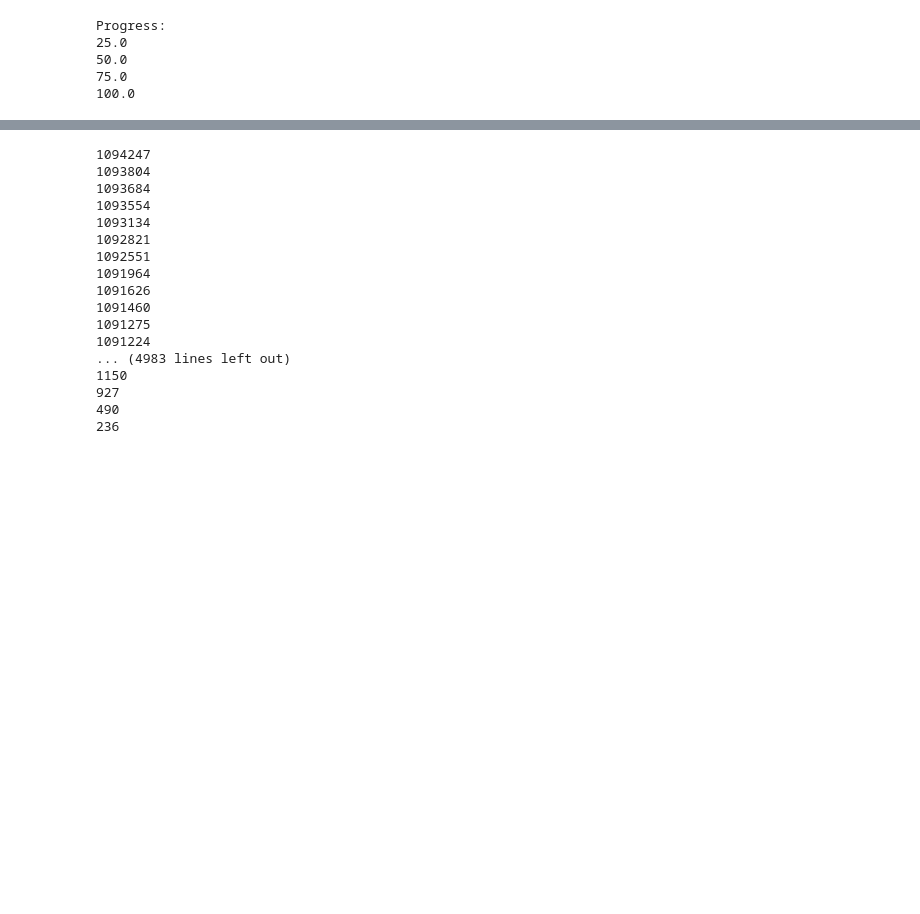
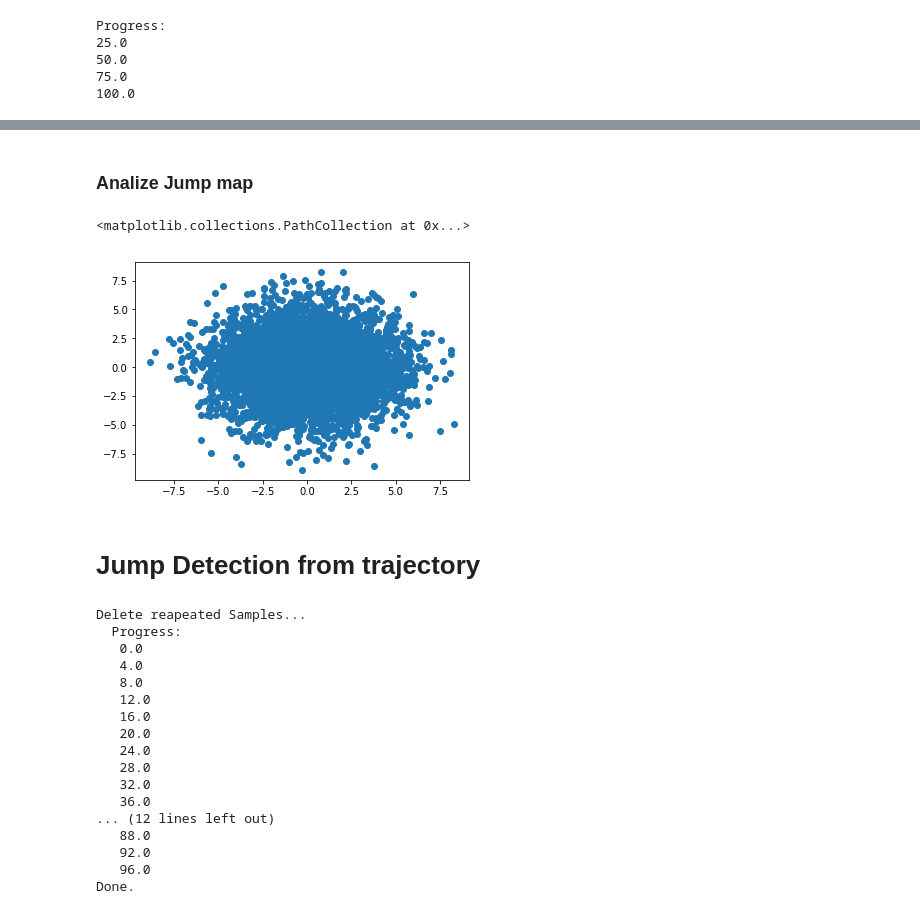
Before and after one commit to massastrello/PDMP-ID, a Jupyter notebook: pyPDMP/notebooks/HSIS-ID.ipynb, the cells around one changed output, grey strips where cells are left out. Drawn from its saved outputs; the diff is of its cells as text; code cells hidden in the pictures; blank space fills up the shorter version.

```diff
--- a/pyPDMP/notebooks/HSIS-ID.ipynb
+++ b/pyPDMP/notebooks/HSIS-ID.ipynb
@@ -223,30 +284,46 @@ array([[ 1.51408919, -1.20291577,  0.00608943],
+# %% [markdown]
+### Analize Jump map
+# %%
+Xupdate = Xreset - Xevent[:,:2]
+
+plt.figure()
+plt.scatter(Xupdate[:,0],Xupdate[:,1])
+# %% [output]
+<matplotlib.collections.PathCollection at 0x...>
+[figure, added]
+# %% [markdown]
+# Jump Detection from trajectory
 # %%
 DXtot = [0]
 i = len(Xtot)-1
+print('Delete reapeated Samples...')
+print('  Progress:')
 while i>0:
     if Ttot[i]-Ttot[i-1] == 0:
         Ttot_r = np.delete(Ttot,i-1)
         Xtot_r = np.delete(Xtot,i-1,axis = 0)
-        print(i)
+    if (100*i)%((len(Xtot)-1))==0:
+            print('  ',100-(100*i)/(len(Xtot)-1))
     i -= 1
+print('Done.')
 # %% [output]
-1094247
-1093804
-1093684
-1093554
-1093134
-1092821
-1092551
-1091964
-1091626
-1091460
-1091275
-1091224
-... (4983 lines left out)
-1150
-927
-490
-236
+Delete reapeated Samples...
+  Progress:
+   0.0
+   4.0
+   8.0
+   12.0
+   16.0
+   20.0
+   24.0
+   28.0
+   32.0
+   36.0
+... (12 lines left out)
+   88.0
+   92.0
+   96.0
+Done.
 # %%
 def SmoothnessBound(x, x_, r):
     Df = [[0, 1, 0], [-k, -b, 0], [0, 0, 1]]
```
Also changed, not shown: parts of 25 cells of this notebook.
